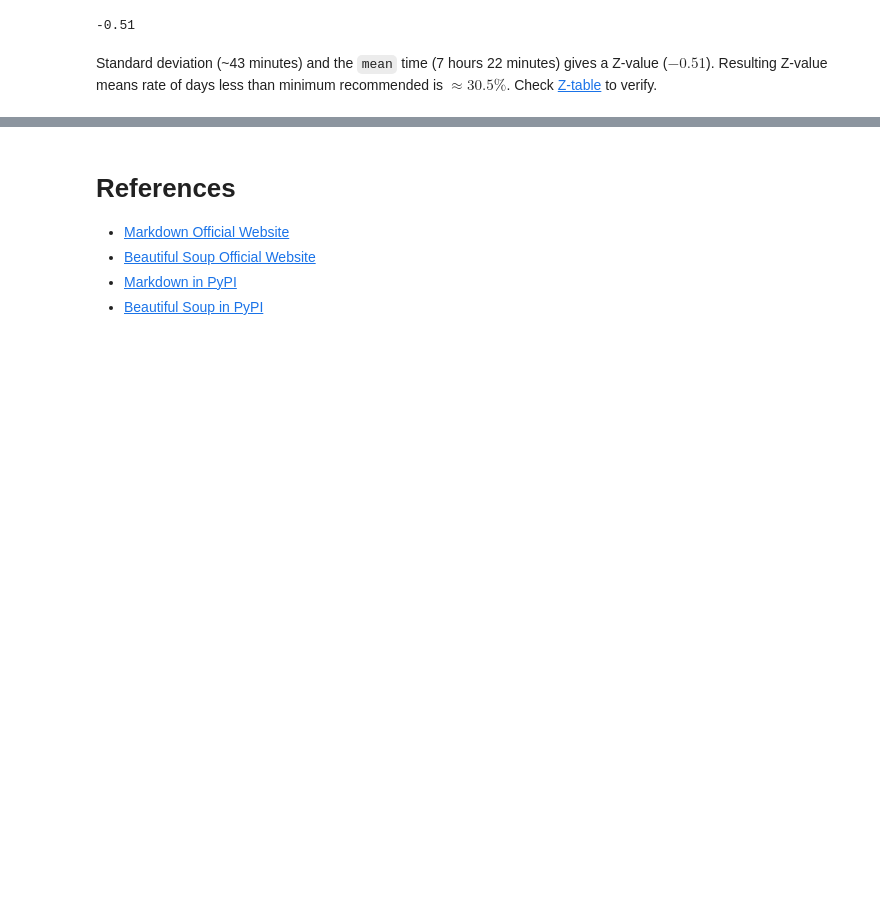
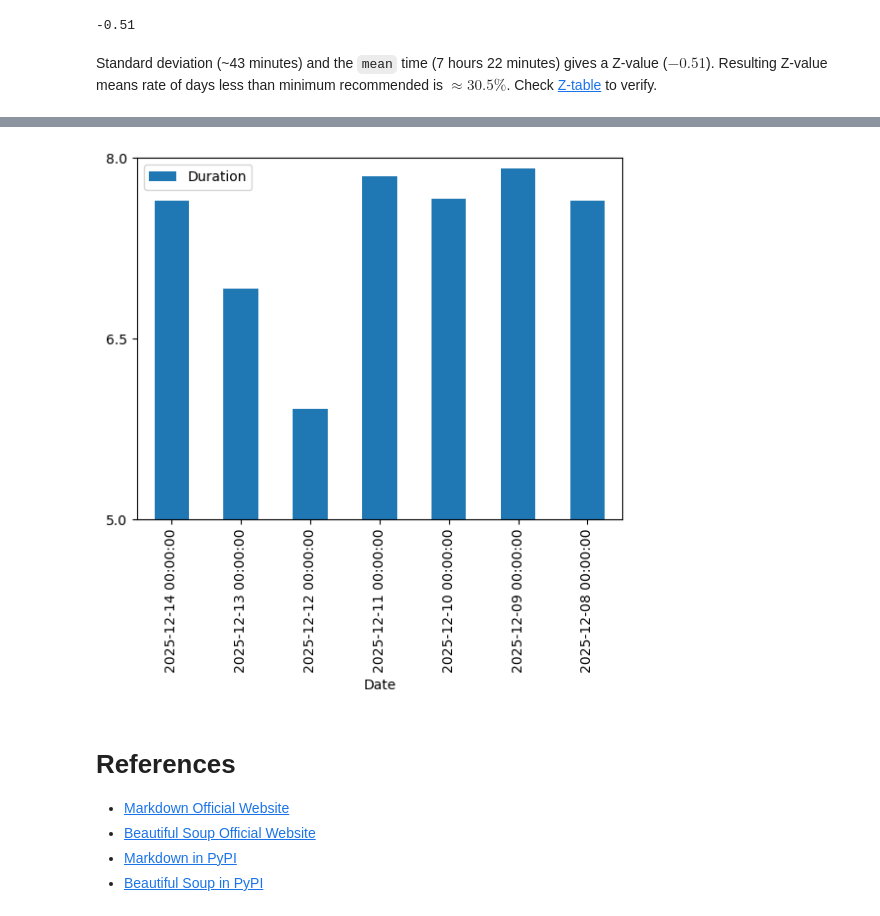
Before and after one commit to philexfertich/sleep-logs-eda, a Jupyter notebook: analysis.ipynb, the cells around one changed output, grey strips where cells are left out. Drawn from its saved outputs; the diff is of its cells as text; code cells hidden in the pictures; blank space fills up the shorter version.

```diff
--- a/analysis.ipynb
+++ b/analysis.ipynb
@@ -125,3 +177,30 @@ for date, duration, note in tbl:
+# %%
+df = (
+    sl[['Duration']].head(7)
+    .map(lambda td: td.seconds / (60 * 60))
+)
+
+import numpy as np
+import decorate
+
+COL = 'Duration'
+lowest = decorate.get_quartile(df, 'min', column=COL)
+highest = (decorate.get_quartile(df, 'max', column=COL) + 1)
+del COL
+
+df = df.map(lambda h: h)
+ax = df.plot.bar()
+
+ax.set_ylim(lowest, highest)
+
+ax.set_yticks(
+    np.linspace(lowest, highest, 3),
+    labels=np.linspace(lowest, highest, 3)
+)
+
+plt.show()
+# %% [output]
+[figure, added]
 # %% [markdown]
 # References
 
```
Also changed, not shown: parts of 14 cells of this notebook, 1 other file.
